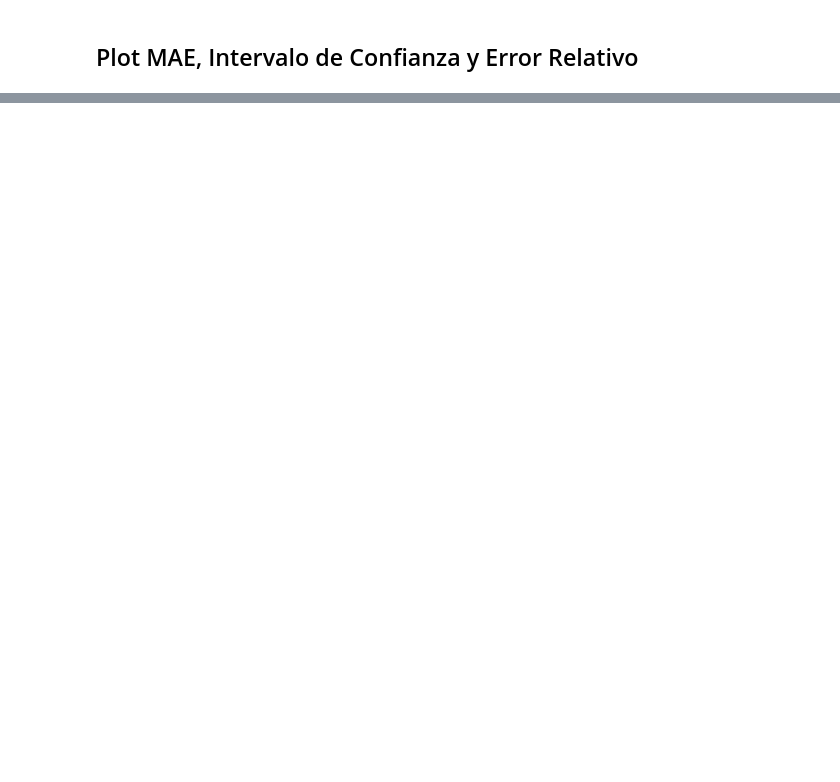
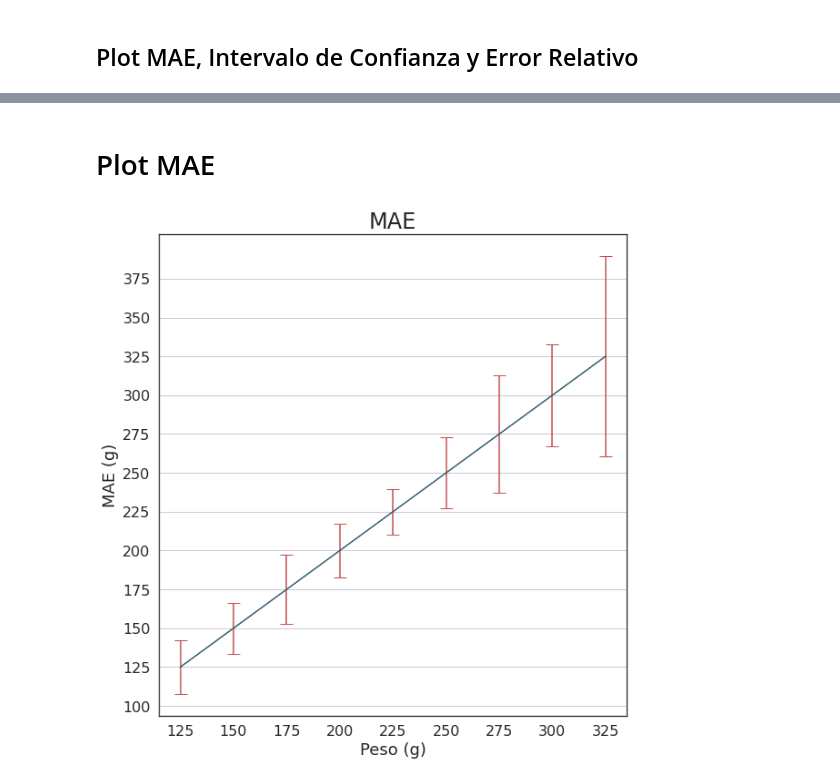
Before and after one commit to Pablo-Izquierdo/image-classification-tf, a Jupyter notebook: notebooks/3.1-Pstatistics_bootstrapping.ipynb, the cells around one changed output, grey strips where cells are left out. Saved outputs shown, nothing was run; the diff lists cells and outputs as text; code cells hidden in the pictures; blank space fills up the shorter version.

```diff
--- a/notebooks/3.1-Pstatistics_bootstrapping.ipynb
+++ b/notebooks/3.1-Pstatistics_bootstrapping.ipynb
@@ -321,0 +329,36 @@ plt.show()
+# %% [markdown]
+# Plot MAE
+# %%
+sizes = [125, 150, 175, 200, 225, 250 ,275, 300, 325]
+mae_by_size=[]
+for s in sizes:
+    mean_absolute_error, confidence_interval, error_relativo_promedio = bootstrapping_statistics(timestamp='2024-02-01_115602',
+                                                                           bootstrapping_predictions_folder='bootstrapping-epoch-20',
+                                                                           sample_name='bootstrapping_sample-', num_samples=100, bin_size=s)
+    mae_by_size.append(mean_absolute_error)
+
+df = pd.DataFrame({'Size': sizes, 'MAE': mae_by_size})
+
+#Create plot
+figsize = 3
+fig, axs = plt.subplots(figsize=(figsize*3, figsize*3))
+
+
+df.plot(y='Size', yerr='MAE', ax=axs, color=['#355c70'], ecolor='r', capsize=7, legend=None)
+axs.set_xlabel('Peso (g)', fontsize=18)
+axs.set_ylabel('MAE (g)', fontsize=18)
+axs.tick_params(axis='x', rotation=0)
+axs.tick_params(axis='both', which='major', labelsize=16)
+axs.yaxis.grid(True)
+
+axs.set_xticks(range(len(sizes)))
+axs.set_xticklabels(sizes)
+
+axs.set_yticks(range(100, 400, 25))
+
+fig.tight_layout(pad=3.0)
+plt.title('MAE', fontsize=24)
+plt.savefig('/srv/image-results/MAE.png',bbox_inches='tight')
+plt.show()
+# %% [output]
+[figure, added]
```
Also changed, not shown: parts of 2 cells of this notebook.
